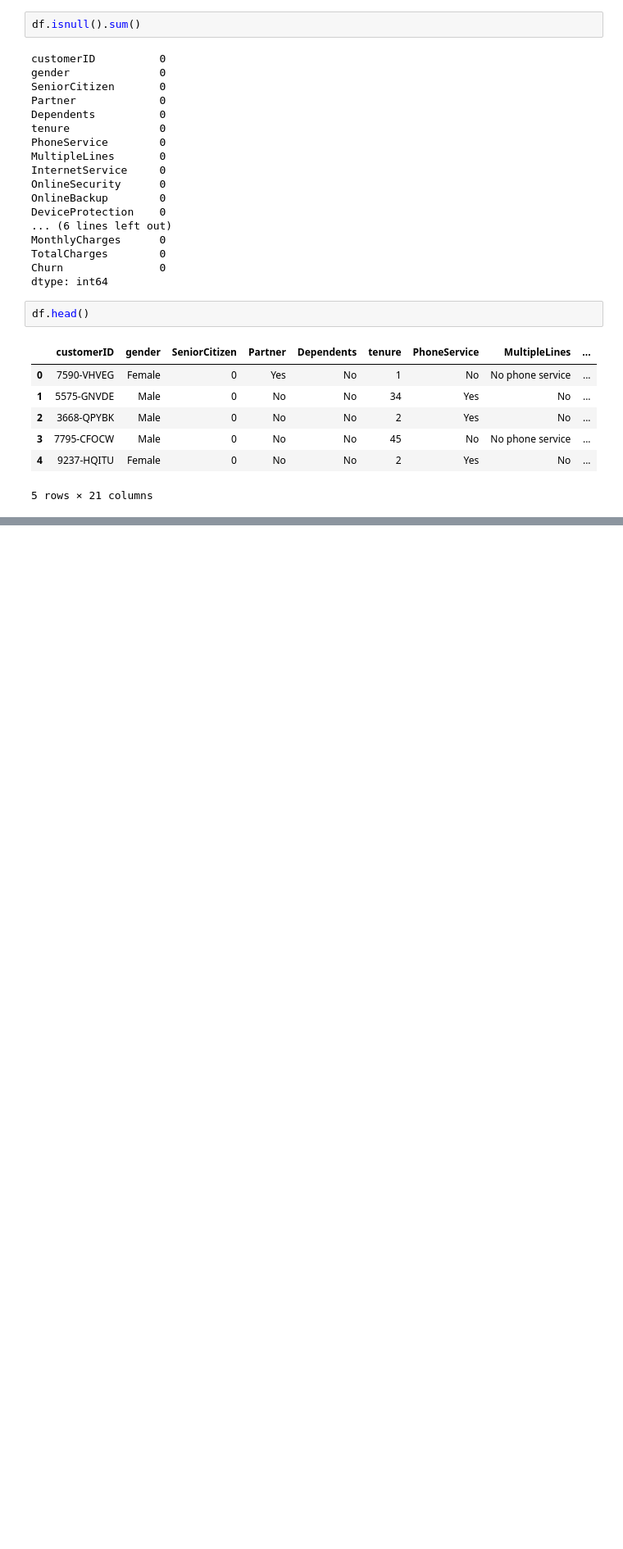
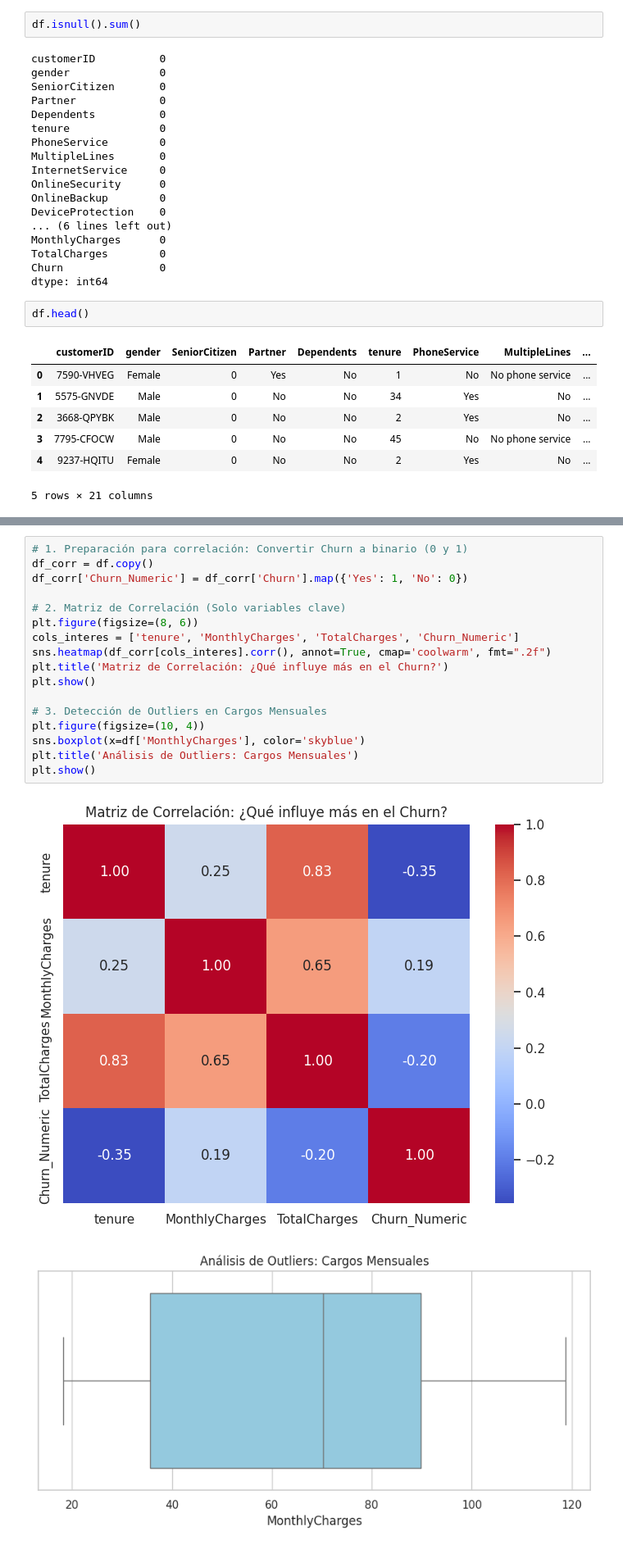
Before and after one commit to somexav/ciencia_datos_m2_practica4, a Jupyter notebook: CDD_G33_M2_P4_Equipo_9.ipynb, the cells around one changed output, grey strips where cells are left out. Shown at 82% size. Drawn from its saved outputs; the diff is of its cells as text; blank space fills up the shorter version.

```diff
--- a/CDD_G33_M2_P4_Equipo_9.ipynb
+++ b/CDD_G33_M2_P4_Equipo_9.ipynb
@@ -56,0 +134,20 @@ df.head()
+# %%
+# 1. Preparación para correlación: Convertir Churn a binario (0 y 1)
+df_corr = df.copy()
+df_corr['Churn_Numeric'] = df_corr['Churn'].map({'Yes': 1, 'No': 0})
+
+# 2. Matriz de Correlación (Solo variables clave)
+plt.figure(figsize=(8, 6))
+cols_interes = ['tenure', 'MonthlyCharges', 'TotalCharges', 'Churn_Numeric']
+sns.heatmap(df_corr[cols_interes].corr(), annot=True, cmap='coolwarm', fmt=".2f")
+plt.title('Matriz de Correlación: ¿Qué influye más en el Churn?')
+plt.show()
+
+# 3. Detección de Outliers en Cargos Mensuales
+plt.figure(figsize=(10, 4))
+sns.boxplot(x=df['MonthlyCharges'], color='skyblue')
+plt.title('Análisis de Outliers: Cargos Mensuales')
+plt.show()
+# %% [output]
+[figure, added]
+[figure, added]
```
Also changed, not shown: parts of 7 cells of this notebook.
